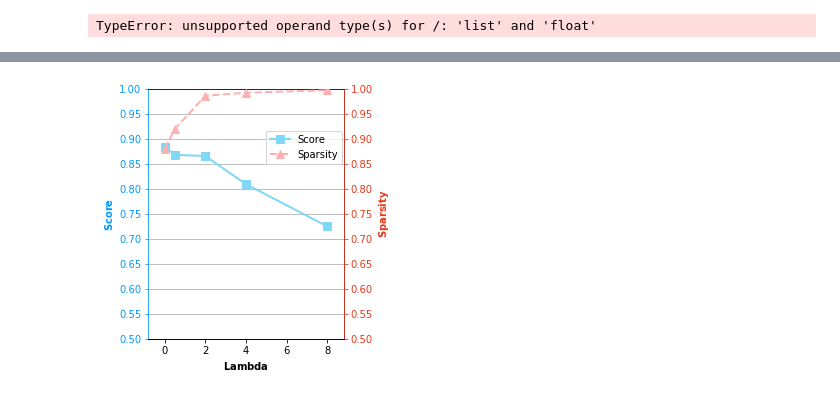
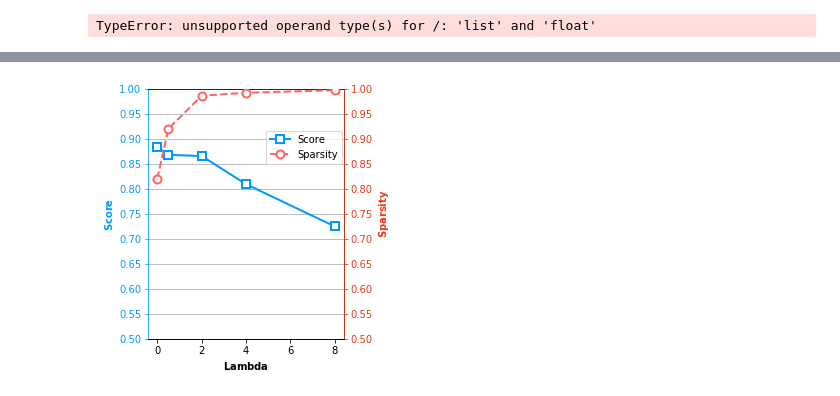
Before and after one commit to changchun-zhou/sagitta_fig, a Jupyter notebook: scripts/Voltage-Frequency-Scaling/Sagitta_Fig.ipynb, the cells around one changed output, grey strips where cells are left out. Saved outputs shown, nothing was run; the diff lists cells and outputs as text; code cells hidden in the pictures.

```diff
--- a/scripts/Voltage-Frequency-Scaling/Sagitta_Fig.ipynb
+++ b/scripts/Voltage-Frequency-Scaling/Sagitta_Fig.ipynb
@@ -198,11 +204,11 @@ class cls_plt_fig():
     def __init__(self, name):
         self.name = name
     def func_plt_fig(self, fig_dict={   "x_name":"Conv Layers",
-            "x_value": np.arange(len(con_layer)),
+            "x_value": np.arange(3),
             "x_label" : r"$\bf{Conv}$"+' ' +r"$\bf{Layers}$",
             "y1_fig_type": "bar",
             "y1_name":"speedup",
-            "y1_value":speedup,
+            "y1_value":[1],
             "y1_color":(0, 0, 0),
             "y1_linestyle":'x-',
             "y1_label":r"$\bf{Speedup}$",
@@ -211,7 +217,7 @@ class cls_plt_fig():
             "y1_yticks_max": 18,
             "y2_fig_type": "bar",
             "y2_name":"energy_efficiency",
-            "y2_value":energy_efficiency,
+            "y2_value":[1],
             "y2_color":(1, 0, 0),
             "y2_linestyle":'--',
             "y2_label":r"$\bf{Energy}$" + ' ' + r"$\bf{efficiency}$"+' ' + r"$\bf{(TOPS/W)}$",
@@ -224,7 +230,7 @@ class cls_plt_fig():
             "family":"Arial",
             "label_size": 10,
             "bar_width": 0.4,
-            "xticks": con_layer,
+            "xticks": "layer",
             "plt_text": True,
             "legend_loc": (0.65, 0.8),
             "fig_name" :'../../generate/speedup&EE_layer.svg'
@@ -237,9 +243,9 @@ class cls_plt_fig():
             plt.grid(axis=fig_dict['grid'], zorder=0) #,
         for idx_y in range(len(fig_dict["y1_name"])):
             if fig_dict['y1_fig_type'] == 'plot':
-                ax.plot(fig_dict["x_value"], fig_dict["y1_value"][idx_y], fig_dict["y1_linestyle"], marker=fig_dict["y1_marker"][idx_y], color=color[idx_y],  linewidth=fig_dict["linewidth"], markersize=fig_dict["markersize"], label=fig_dict["y1_legend"][idx_y])
+                ax.plot(fig_dict["x_value"], fig_dict["y1_value"][idx_y], fig_dict["y1_linestyle"], marker=fig_dict["y1_marker"][idx_y], color=color[idx_y],  linewidth=fig_dict["linewidth"], markersize=fig_dict["markersize"], label=fig_dict["y1_legend"][idx_y], zorder=10, markerfacecolor= fig_dict["y1_markerfacecolor"] if "y1_markerfacecolor" in fig_dict else None, markeredgewidth = fig_dict["y1_markeredgewidth"] if "y1_markeredgewidth" in fig_dict else None)
             elif fig_dict['y1_fig_type'] == 'bar':
-                ax.bar(fig_dict["x_value"] - fig_dict['bar_width']/2, fig_dict["y1_value"][idx_y],color=color, width=fig_dict['bar_width'], linewidth=fig_dict["linewidth"],label=fig_dict["y1_legend"][idx_y])
+                ax.bar(fig_dict["x_value"] - fig_dict['bar_width']/2 - fig_dict["bar_gap_width"]/2 if "bar_gap_width" in fig_dict else 0, fig_dict["y1_value"][idx_y], width=fig_dict['bar_width'], linewidth=fig_dict["linewidth"],label=fig_dict["y1_legend"][idx_y],facecolor= fig_dict["y1_facecolor"] if "y1_facecolor" in fig_dict else color,edgecolor= fig_dict["y1_edgecolor"] if "y1_edgecolor" in fig_dict else None, hatch = fig_dict['y1_hatch'] if 'y1_hatch' in fig_dict else None, zorder=10)
             else:
                 print("Key Error 'fig_type'")
                 os.exit()
@@ -262,9 +268,9 @@ class cls_plt_fig():
             color1 = fig_dict["y2_color"]
 
             if fig_dict['y2_fig_type'] == 'plot':
-                ax1.plot(fig_dict["x_value"], fig_dict["y2_value"], fig_dict["y2_linestyle"], marker=fig_dict["y2_marker"], color=color1,  linewidth=fig_dict["linewidth"], markersize=fig_dict["markersize"], label=fig_dict["y2_legend"])
+                ax1.plot(fig_dict["x_value"], fig_dict["y2_value"], fig_dict["y2_linestyle"], marker=fig_dict["y2_marker"], color=color1,  linewidth=fig_dict["linewidth"], markersize=fig_dict["markersize"], label=fig_dict["y2_legend"], zorder=10,markerfacecolor= fig_dict["y2_markerfacecolor"] if "y2_markerfacecolor" in fig_dict else None, markeredgewidth = fig_dict["y2_markeredgewidth"] if "y2_markeredgewidth" in fig_dict else None)
             elif fig_dict['y2_fig_type'] == 'bar':
-                ax1.bar((np.array(fig_dict["x_value"])+fig_dict['bar_width'] if fig_dict['y1_fig_type'] == 'bar'else 0)- fig_dict['bar_width']/2, fig_dict["y2_value"],color=color1, width=fig_dict['bar_width'], linewidth=fig_dict["linewidth"],label=fig_dict["y2_legend"], zorder=0)
+                ax1.bar((np.array(fig_dict["x_value"])+fig_dict['bar_width'] if fig_dict['y1_fig_type'] == 'bar'else 0 )- fig_dict['bar_width']/2 + fig_dict["bar_gap_width"]/2 if "bar_gap_width" in fig_dict else 0, fig_dict["y2_value"],width=fig_dict['bar_width'], linewidth=fig_dict["linewidth"],label=fig_dict["y2_legend"], facecolor= fig_dict["y2_facecolor"] if "y2_facecolor" in fig_dict else color1,edgecolor= fig_dict["y2_edgecolor"] if "y2_edgecolor" in fig_dict else None, hatch = fig_dict['y2_hatch'] if 'y2_hatch' in fig_dict else None, zorder=10)
             else:
                 print("Key Error 'fig_type'")
                 os.exit()
@@ -284,16 +290,16 @@ class cls_plt_fig():
             plt.legend(handles1, labels1, loc=fig_dict['legend_loc'])
         if 'xticks' in fig_dict:
             plt.xticks(fig_dict['x_value'], fig_dict['xticks'], size=fig_dict['xticks_fontsize'])
-            if 'rotation' in fig_dict:
+            if 'rotation' in fig_dict and fig_dict['rotation'] != 0:
                 fig.autofmt_xdate(rotation=fig_dict['rotation'])
             ax.tick_params(axis = 'x', labelsize = fig_dict['xticks_fontsize'])
         if "plt_text" in fig_dict:
             for x in range(len(fig_dict['x_value'])):
                 for idx_y in range(len(fig_dict["y1_name"])):
                     if fig_dict['y1_value'][idx_y][x] > 0:
-                        ax.text(fig_dict['x_value'][x]-fig_dict['bar_width']/2, fig_dict['y1_value'][idx_y][x]+0.05*ax.get_yticks()[-1],'%.1f' %fig_dict['y1_value'][idx_y][x],va='top', ha='center', fontsize=label_size)
+                        ax.text(fig_dict['x_value'][x]-fig_dict['bar_width']/2 - (fig_dict["bar_gap_width"]/2 if "bar_gap_width" in fig_dict else 0), fig_dict['y1_value'][idx_y][x]+0.05*ax.get_yticks()[-1],'%.1f' %fig_dict['y1_value'][idx_y][x],va='top', ha='center', fontsize=label_size)
                 if fig_dict['y2_value'][x]> 0:
-                    ax1.text(fig_dict['x_value'][x]+fig_dict['bar_width']/2, fig_dict['y2_value'][x]+0.05*ax1.get_yticks()[-1],'%.1f' %fig_dict['y2_value'][x],va='top', ha='center', fontsize=label_size)
+                    ax1.text(fig_dict['x_value'][x]+fig_dict['bar_width']/2 + fig_dict["bar_gap_width"]/2 if "bar_gap_width" in fig_dict else 0, fig_dict['y2_value'][x]+0.05*ax1.get_yticks()[-1],'%.1f' %fig_dict['y2_value'][x],va='top', ha='center', fontsize=label_size)
         ax.spines['left'].set_color((0,0,0) if 'y1_axis_color' not in fig_dict else fig_dict['y1_axis_color'])
         ax.tick_params(axis='y', colors=(0,0,0) if 'y1_axis_color' not in fig_dict else fig_dict['y1_axis_color'])
 
@@ -996,6 +1212,7 @@ x_value = np.array([0, 0.5, 2, 4, 8]) # lambda
 # y1_label = r"$\bf{Accuracy}$"
 # y1_value = np.array([[0.9745, 0.967, 0.964492, 0.960856, 0.949976]]) # score
 # y2_value = np.array([0.545, 0.58, 0.90, 0.9, 0.97]) # sparsity
+# y1_yticks_min = 0.9
 # legend_loc = (0.05, 0.85)
 # fig_name = '../../generate/lambda_c3d.svg'
 
@@ -1003,7 +1220,8 @@ x_value = np.array([0, 0.5, 2, 4, 8]) # lambda
 y1_legend = ['Score']
 y1_label = r"$\bf{Score}$"
 y1_value = np.array([[0.8836, 0.8678476, 0.8654427, 0.8090884, 0.7245791]]) # score
-y2_value = np.array([0.88, 0.92, 0.986, 0.992, 0.997]) # sparsity
+y2_value = np.array([0.82, 0.92, 0.986, 0.992, 0.997]) # sparsity
+y1_yticks_min = 0.5
 legend_loc = (0.6, 0.7)
 fig_name = '../../generate/lambda_3dunet.svg'
 
@@ -1045,8 +1263,8 @@ y2_label = r"$\bf{Sparsity}$"
 #             "fig_name" : fig_name
 # })
 
-y1_color = (128/255, 216/255, 248/255)
-y2_color = (255/255, 177/255, 177/255)
+y1_color = (0/255, 153/255, 255/255)
+y2_color = (255/255, 100/255, 100/255)
 y1_axis_color = (0/255, 153/255, 255/255)
 y2_axis_color = (230/255, 57/255, 26/255)
 cls_plt_fig('').func_plt_fig({   "x_name":"Conv Layers",
@@ -1059,36 +1277,41 @@ cls_plt_fig('').func_plt_fig({   "x_name":"Conv Layers",
             "y1_linestyle":'x-',
             "y1_label":y1_label,
             "y1_marker":y1_marker,
+            "y1_markerfacecolor": "white",
+            "y1_markeredgewidth": 2,
             "y1_legend": y1_legend,
             "y1_yticks_max":1,
-            "y1_yticks_min":0.5,
+            "y1_yticks_min":y1_yticks_min,
             "y1_axis_color": y1_axis_color,
 
             "y2_fig_type": "plot",
             "y2_name":"Sparsity",
             "y2_value":y2_value,
             "y2_color":y2_color,
             "y2_linestyle":'--',
             "y2_label":y2_label,
-            "y2_marker":'^',
+            "y2_marker":'o',
+            "y2_markerfacecolor": "white",
+            "y2_markeredgewidth": 2,
             "y2_legend": 'Sparsity',
             "y2_yticks_max": 1,
             "y2_yticks_min": 0.5,
             "y2_axis_color": y2_axis_color,
 
             "len_yticks": 11,
             "linewidth": 2,
             "markersize": 8,
             "family":"Arial",
             "label_size": 10,
             "bar_width": 0.4,
             # "xticks": threshold,
             'xticks_fontsize': 10,
             # "plt_text": False,
+            "grid":'y',
             "legend_loc": legend_loc,
             'figsize':(3.5, 4.6),
             "fig_name" :fig_name
             #
 })
 # %% [output]
-[figure, old version]
+[figure, new version]
```
Also changed, not shown: parts of 8 cells of this notebook.
